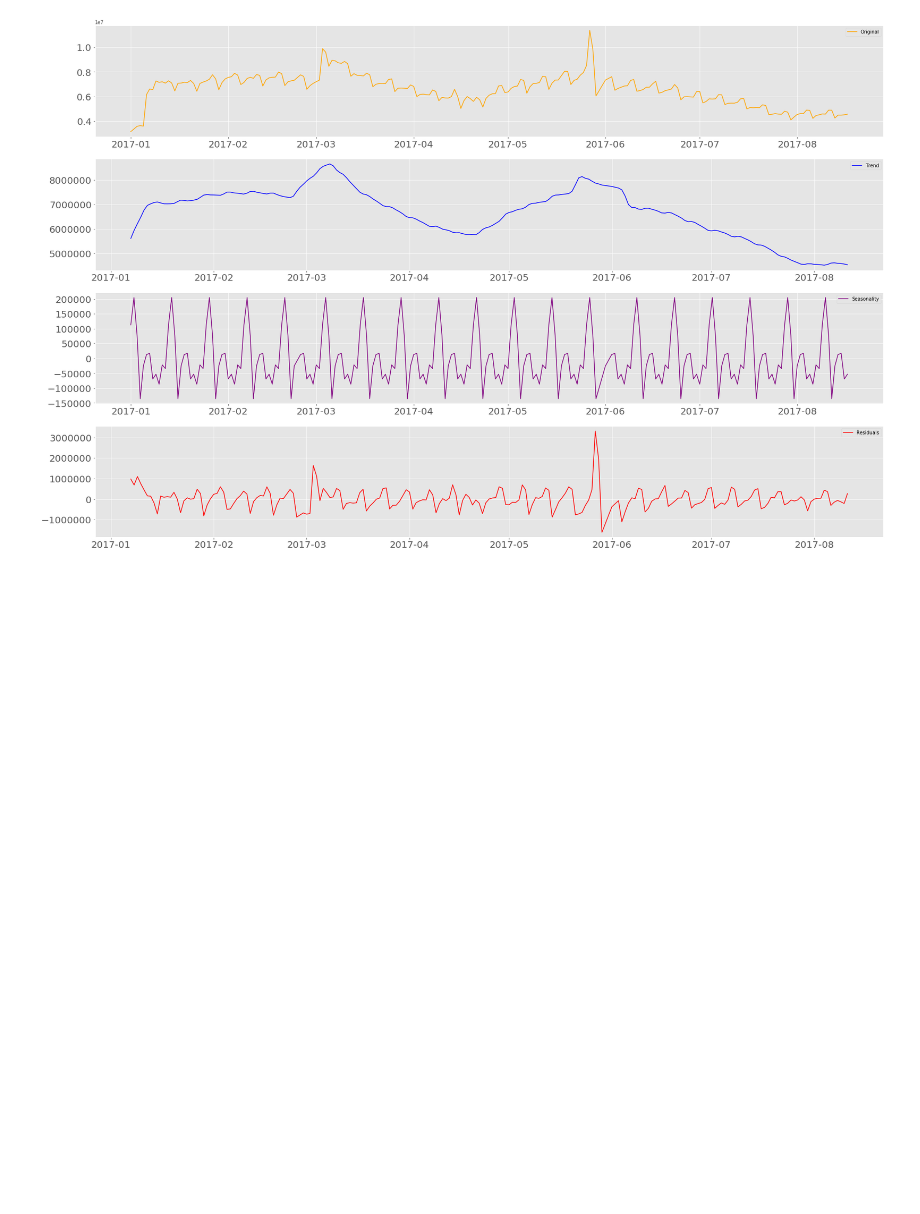
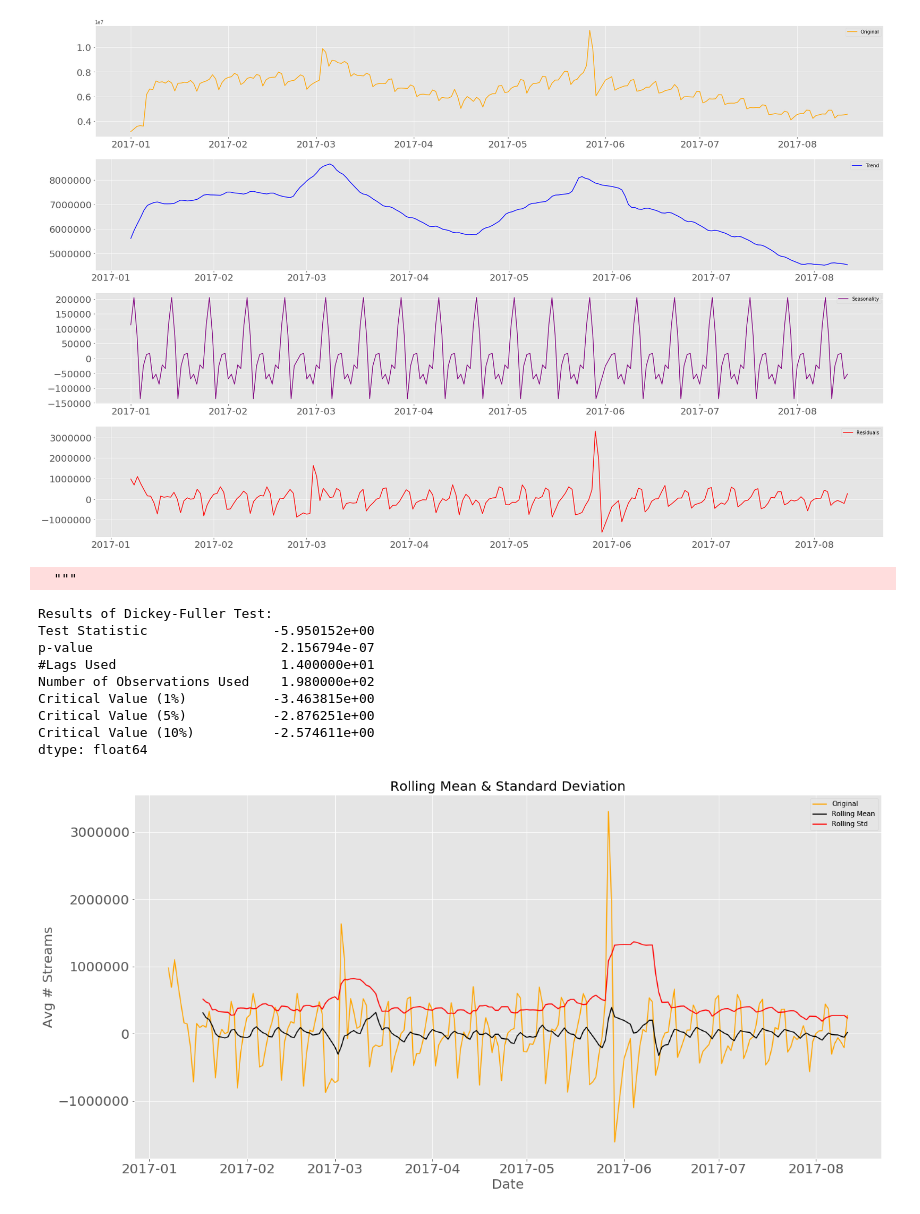
Before and after one commit to maxgrossenbacher/Forecasting_daily_spotify_streams, a Jupyter notebook: src/Spotify_Time_Series.ipynb, the cells around one changed output. Drawn from its saved outputs; the diff is of its cells as text; code cells hidden in the pictures; blank space fills up the shorter version.

```diff
--- a/src/Spotify_Time_Series.ipynb
+++ b/src/Spotify_Time_Series.ipynb
@@ -411,4 +435,19 @@ seasonal_decomp(timeseries_data['avg_streams'])
 # %%
-seasonal_decomp(timeseries_data['Streams_#1_song'])
+top_song_residuals = seasonal_decomp(timeseries_data['Streams_#1_song'])
 # %% [output]
 [figure]
+# %%
+top_song_residuals.dropna(inplace=True)
+y = test_stationarity(top_song_residuals)
+# %% [output]
+  """
+Results of Dickey-Fuller Test:
+Test Statistic                -5.950152e+00
+p-value                        2.156794e-07
+#Lags Used                     1.400000e+01
+Number of Observations Used    1.980000e+02
+Critical Value (1%)           -3.463815e+00
+Critical Value (5%)           -2.876251e+00
+Critical Value (10%)          -2.574611e+00
+dtype: float64
+[figure, added]
```
Also changed, not shown: parts of 13 cells of this notebook.
